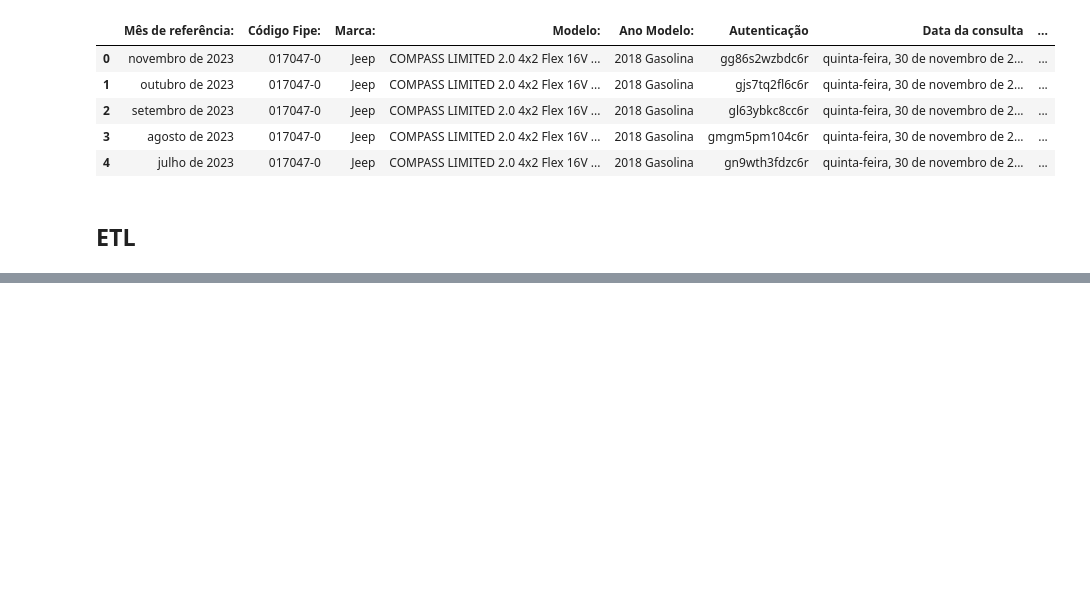
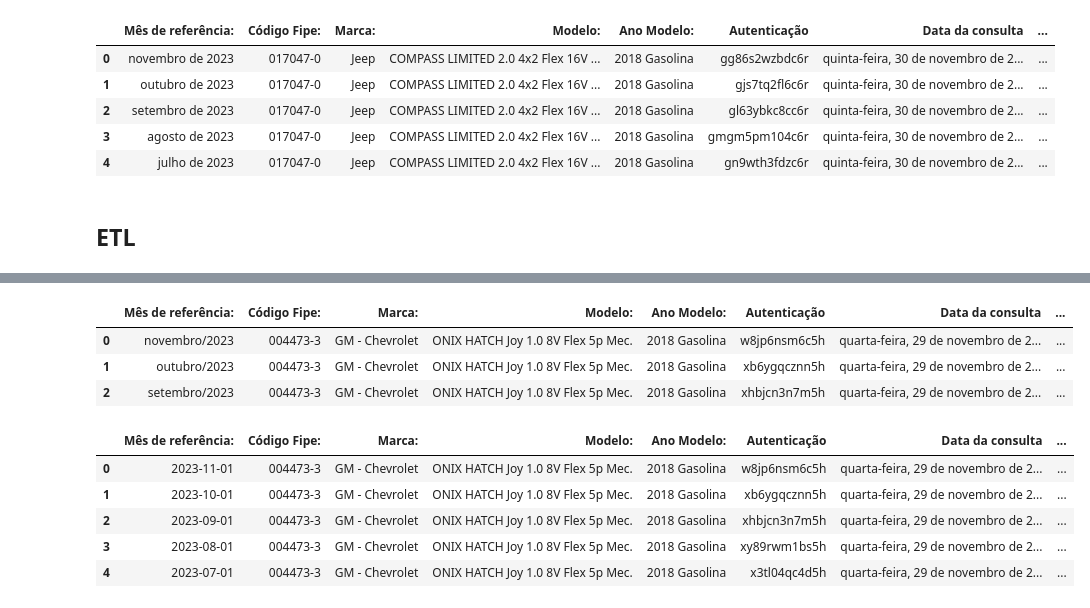
Before and after one commit to jeantorre/dados_FIPE, a Jupyter notebook: FIPE.ipynb, the cells around one changed output, grey strips where cells are left out. Cells and saved outputs as stored; diff of their text form; code cells hidden in the pictures; blank space fills up the shorter version.

```diff
--- a/FIPE.ipynb
+++ b/FIPE.ipynb
@@ -305,0 +395,15 @@ titulo = lista_dado(titulo)
+# %%
+df_hatch_compacto.head(3)
+# %% [output]
+|  | Mês de referência: | Código Fipe: | Marca: | Modelo: | Ano Modelo: | Autenticação | Data da consulta | ... |
+| 0 | novembro/2023 | 004473-3 | GM - Chevrolet | ONIX HATCH Joy 1.0 8V Flex 5p Mec. | 2018 Gasolina | w8jp6nsm6c5h | quarta-feira, 29 de novembro de 2... | ... |
+| 1 | outubro/2023 | 004473-3 | GM - Chevrolet | ONIX HATCH Joy 1.0 8V Flex 5p Mec. | 2018 Gasolina | xb6ygqcznn5h | quarta-feira, 29 de novembro de 2... | ... |
+| 2 | setembro/2023 | 004473-3 | GM - Chevrolet | ONIX HATCH Joy 1.0 8V Flex 5p Mec. | 2018 Gasolina | xhbjcn3n7m5h | quarta-feira, 29 de novembro de 2... | ... |
+# %%
+df_hatch_medio = pd.read_excel('db_hatch_medio.xlsx')
+df_monovolume_perua = pd.read_excel('db_monovolume_perua.xlsx')
+df_seda_compacto = pd.read_excel('db_seda_compacto.xlsx')
+df_seda_medio = pd.read_excel('db_seda_medio.xlsx')
+df_seda_premium = pd.read_excel('db_seda_premium.xlsx')
+df_utilitario_premium = pd.read_excel('db_utilitario_premium.xlsx')
+df_utilitario = pd.read_excel('db_utilitario.xlsx')
@@ -305,0 +418,26 @@ titulo = lista_dado(titulo)
+# %%
+df_hatch_medio['Segmento'] = 'Hatch Médio'
+df_monovolume_perua['Segmento'] = 'Monovolume/Perua'
+df_seda_compacto['Segmento'] = 'Sedã Compacto'
+df_seda_medio['Segmento'] = 'Sedã Médio'
+df_seda_premium['Segmento'] = 'Sedã Premium'
+df_utilitario_premium['Segmento'] = 'Utilitário Premium'
+df_utilitario['Segmento'] = 'Utilitário'
+# %%
+df_completo = pd.concat([df_hatch_compacto, df_hatch_medio], ignore_index = True)
+# %%
+df_completo = pd.concat([df_completo, df_monovolume_perua], ignore_index = True)
+df_completo = pd.concat([df_completo, df_seda_compacto], ignore_index = True)
+df_completo = pd.concat([df_completo, df_seda_medio], ignore_index = True)
+df_completo = pd.concat([df_completo, df_seda_premium], ignore_index = True)
+df_completo = pd.concat([df_completo, df_utilitario_premium], ignore_index = True)
+df_completo = pd.concat([df_completo, df_utilitario], ignore_index = True)
+# %%
+df_completo.head(5)
+# %% [output]
+|  | Mês de referência: | Código Fipe: | Marca: | Modelo: | Ano Modelo: | Autenticação | Data da consulta | ... |
+| 0 | 2023-11-01 | 004473-3 | GM - Chevrolet | ONIX HATCH Joy 1.0 8V Flex 5p Mec. | 2018 Gasolina | w8jp6nsm6c5h | quarta-feira, 29 de novembro de 2... | ... |
+| 1 | 2023-10-01 | 004473-3 | GM - Chevrolet | ONIX HATCH Joy 1.0 8V Flex 5p Mec. | 2018 Gasolina | xb6ygqcznn5h | quarta-feira, 29 de novembro de 2... | ... |
+| 2 | 2023-09-01 | 004473-3 | GM - Chevrolet | ONIX HATCH Joy 1.0 8V Flex 5p Mec. | 2018 Gasolina | xhbjcn3n7m5h | quarta-feira, 29 de novembro de 2... | ... |
+| 3 | 2023-08-01 | 004473-3 | GM - Chevrolet | ONIX HATCH Joy 1.0 8V Flex 5p Mec. | 2018 Gasolina | xy89rwm1bs5h | quarta-feira, 29 de novembro de 2... | ... |
+| 4 | 2023-07-01 | 004473-3 | GM - Chevrolet | ONIX HATCH Joy 1.0 8V Flex 5p Mec. | 2018 Gasolina | x3tl04qc4d5h | quarta-feira, 29 de novembro de 2... | ... |
```
Also changed, not shown: parts of 21 cells of this notebook.
